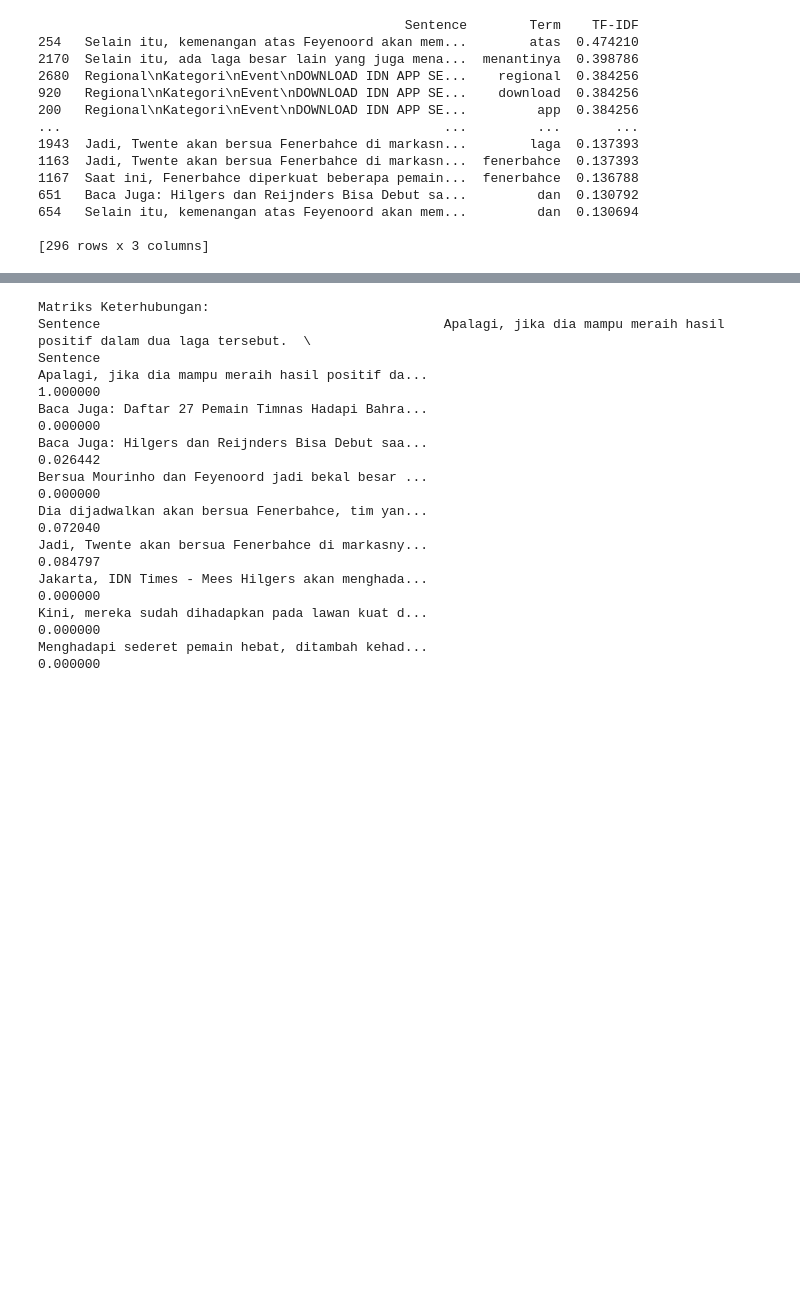
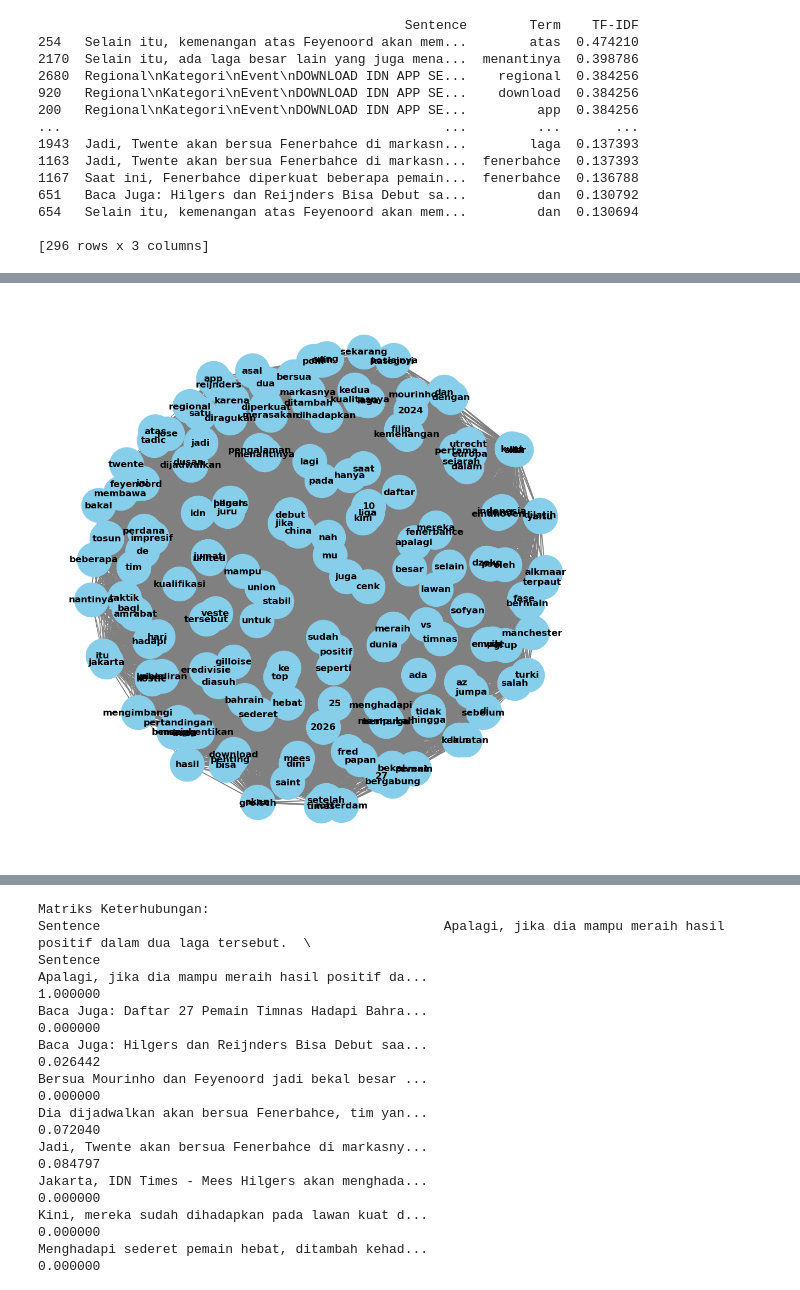
Before and after one commit to drhadityo/ppw, a Jupyter notebook: _sources/Tugas Crawling Artikel.ipynb, the cells around one changed output, grey strips where cells are left out. Drawn from its saved outputs; the diff is of its cells as text; code cells hidden in the pictures; blank space fills up the shorter version.

```diff
--- a/_sources/Tugas Crawling Artikel.ipynb
+++ b/_sources/Tugas Crawling Artikel.ipynb
@@ -273,0 +323,38 @@ print(melted_tfidf)
+# %%
+import pandas as pd
+from sklearn.feature_extraction.text import TfidfVectorizer
+from sklearn.metrics.pairwise import cosine_similarity
+import networkx as nx
+import numpy as np
+import matplotlib.pyplot as plt
+from nltk.tokenize import word_tokenize
+
+# Menghitung cosine similarity antar terms
+cosine_sim_matrix = cosine_similarity(tfidf_matrix_terms.T)
+
+# Membuat adjacency matrix berdasarkan threshold 0.1-0.4 jadi 0, dan 0.5-0.9 jadi 1
+threshold_min = 0.1
+threshold_max = 0.4
+adjacency_matrix = np.where((cosine_sim_matrix >= threshold_min) & (cosine_sim_matrix <= threshold_max), 0, cosine_sim_matrix)
+adjacency_matrix = np.where((cosine_sim_matrix > 0.4) & (cosine_sim_matrix <= 0.9), 1, adjacency_matrix)
+
+# Membuat graph dari adjacency matrix
+G = nx.Graph()
+
+# Menambahkan node (terms) ke dalam graph
+for term in feature_names_terms:
+    G.add_node(term)
+
+# Menambahkan edge berdasarkan adjacency matrix
+for i in range(len(feature_names_terms)):
+    for j in range(i + 1, len(feature_names_terms)):
+        if adjacency_matrix[i, j] == 1:
+            G.add_edge(feature_names_terms[i], feature_names_terms[j])
+
+# Visualisasi graph
+plt.figure(figsize=(10, 10))
+pos = nx.spring_layout(G)
+nx.draw(G, pos, with_labels=True, node_color='skyblue', edge_color='gray', node_size=2000, font_size=12, font_weight='bold')
+plt.show()
+# %% [output]
+[figure, added]
```
Also changed, not shown: parts of 3 cells of this notebook, 11 other files.
